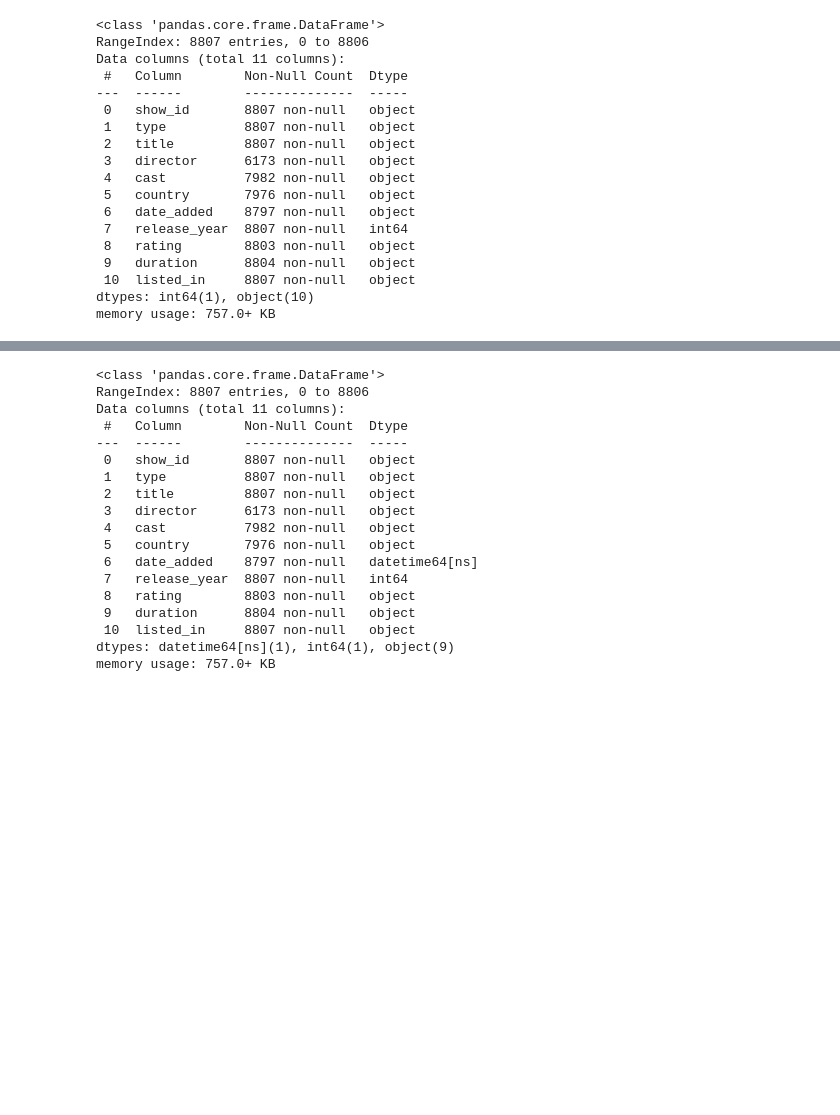
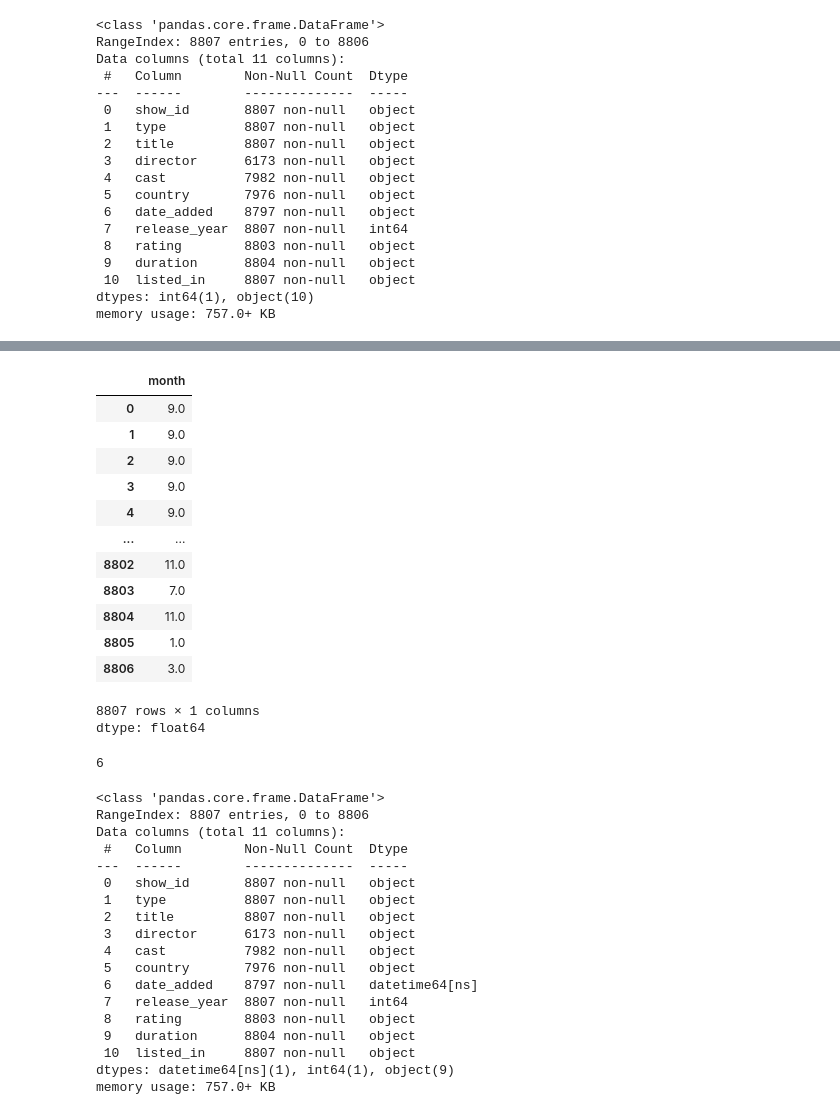
Before and after one commit to va4756/yemoon_bigdata_test, a Jupyter notebook: sinagong_bigdata.ipynb, the cells around one changed output, grey strips where cells are left out. Saved outputs shown, nothing was run; the diff lists cells and outputs as text; code cells hidden in the pictures; blank space fills up the shorter version.

```diff
--- a/sinagong_bigdata.ipynb
+++ b/sinagong_bigdata.ipynb
@@ -813,0 +832,3 @@ memory usage: 757.0+ KB
+# %%
+df['date_added'] = pd.to_datetime(df['date_added'])
+df.info()
@@ -814,3 +854,29 @@ memory usage: 757.0+ KB
+# %%
+df['year'] = df['date_added'].dt.year
+df['month'] = df['date_added'].dt.month
+df['month']
+# %% [output]
+|  | month |
+| 0 | 9.0 |
+| 1 | 9.0 |
+| 2 | 9.0 |
+| 3 | 9.0 |
+| 4 | 9.0 |
+| ... | ... |
+| 8802 | 11.0 |
+| 8803 | 7.0 |
+| 8804 | 11.0 |
+| 8805 | 1.0 |
+| 8806 | 3.0 |
+8807 rows × 1 columns
+dtype: float64
+# %%
+cond1 = df['year'] == 2018
+cond2 = df['month'] == 1.0
+cond3 = df['country'] == 'United Kingdom'
+len(df[cond1 & cond2 & cond3])
+# %% [output]
+6
 # %%
 # date_added, country
 df['date_added'] = pd.to_datetime(df['date_added'])
```
Also changed, not shown: parts of 14 cells of this notebook.
